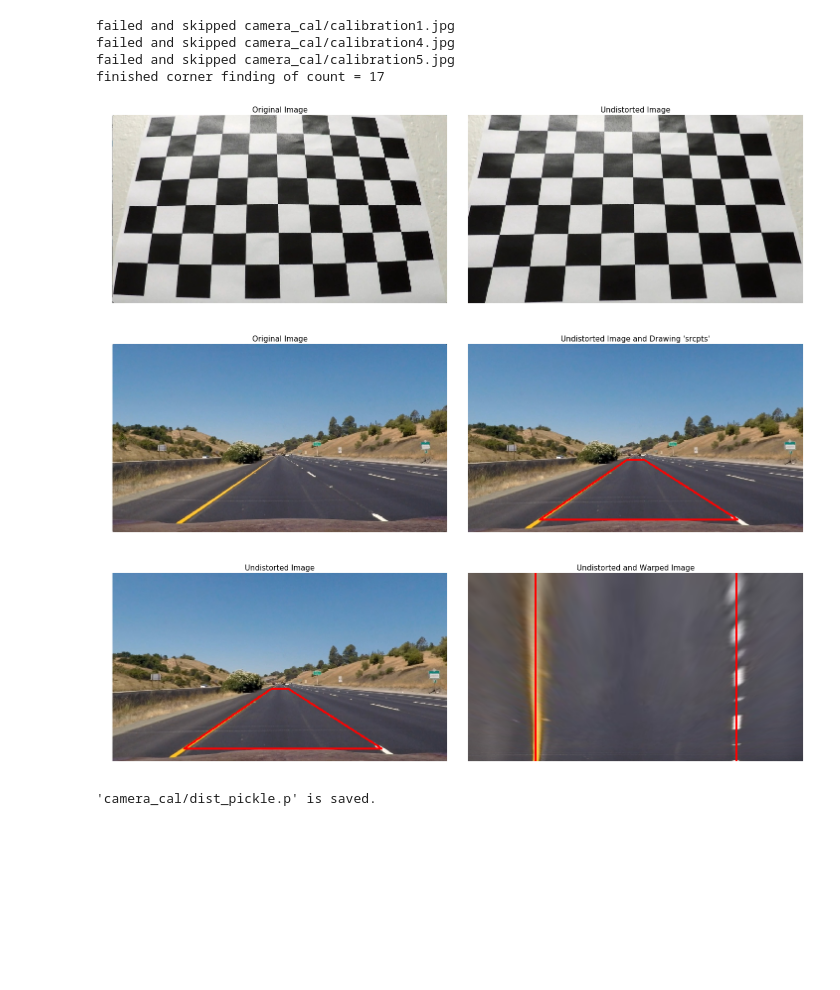
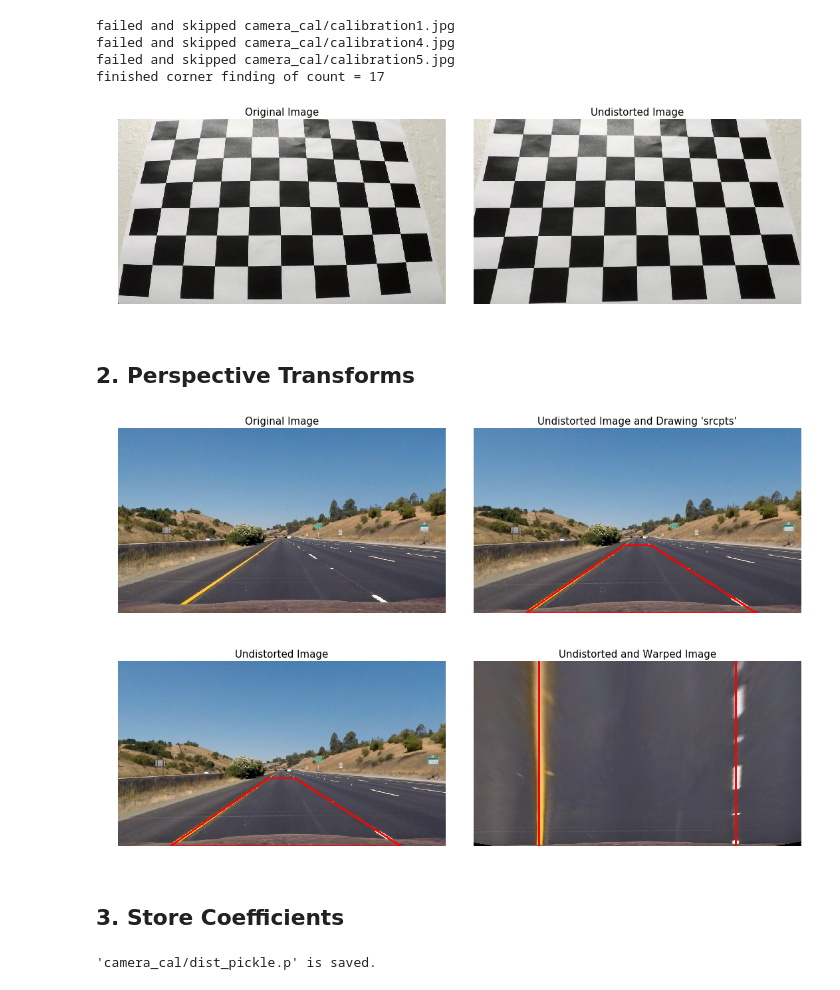
Before and after one commit to sibuzu/CarND-Advanced-Lane-Lines, a Jupyter notebook: 01-camcal_and_perspective_transform.ipynb, the cells around one changed output. Saved outputs shown, nothing was run; the diff lists cells and outputs as text; code cells hidden in the pictures; blank space fills up the shorter version.

```diff
--- a/01-camcal_and_perspective_transform.ipynb
+++ b/01-camcal_and_perspective_transform.ipynb
@@ -39,0 +23,21 @@ def show_image2(img1, img2, title1='', title2=''):
+# %%
+def show_images(imgs, titles=None, ncols=2):
+    n = len(imgs)
+    nrows = (n+1) // ncols
+    f, ax = plt.subplots(nrows, 2, figsize=(15, 5 * nrows))
+    f.tight_layout()
+
+    for i in range(ncols * nrows):
+        ax = plt.subplot(nrows, ncols, i + 1)
+        if i < n:
+            img = imgs[i]
+            if img.ndim == 2:
+                ax.imshow(img, cmap='gray')
+            else:
+                ax.imshow(img[:,:,::-1])
+            if titles != None:
+                ax.set_title(titles[i], fontsize=15)
+        ax.axis('off')
+
+def show_image(img, title=''):
+    show_images([img], [title])
@@ -119,43 +125,47 @@ dist_pickle["mtx"] = mtx
 dist_pickle["dist"] = dist
 
 cv2.imwrite("examples/undist_calibration3.jpg", undist)
-show_image2(img, undist, 'Original Image', 'Undistorted Image')
+show_images([img, undist], ['Original Image', 'Undistorted Image'])
 # %% [output]
-[figure, old version]
+[figure, new version]
+# %% [markdown]
+## 2. Perspective Transforms
 # %%
 # read reference images, undistort it, and draw the srcpts
 fname = 'test_images/straight_lines1.jpg'
 img = cv2.imread(fname)
 
 undist = cv2.undistort(img, mtx, dist, None, mtx)
-srcpts = [(273, 672), (1030, 672), (671, 442), (608, 442)]
+srcpts = [(204, 720), (1105, 720), (691, 455), (589, 455)]
 undist_with_pts = undist.copy()
 pts = [np.array(srcpts)]
 cv2.polylines(undist_with_pts, pts, True, (0,0,255), 5)
 
 cv2.imwrite('examples/undist_straight_lines1.jpg', undist_with_pts)
-show_image2(img, undist_with_pts, "Original Image", "Undistorted Image and Drawing 'srcpts'")
+show_images([img, undist_with_pts], ["Original Image", "Undistorted Image and Drawing 'srcpts'"])
 # %% [output]
-[figure, old version]
+[figure, new version]
 # %%
 # calc perspective transform M and warped the image using warpPerspective
 
 R = 0.2
 iw, ih = img_size
-srcpts = [(273, 672), (1030, 672), (671, 442), (608, 442)]
 dstpts = [(iw*R,ih), (iw*(1-R),ih), (iw*(1-R),0), (iw*R,0)]
 M = cv2.getPerspectiveTransform(np.float32(srcpts), np.float32(dstpts))
+Minv = cv2.getPerspectiveTransform(np.float32(dstpts), np.float32(srcpts))
 warped = cv2.warpPerspective(undist, M, img_size)
 
 line2 = [(iw*R, 0), (iw*R, ih)]
 line1 = [(iw*(1-R), 0), (iw*(1-R), ih)]
 pts = [np.int32(line1), np.int32(line2)]
 cv2.polylines(warped, pts, False, (0,0,255), 5)
 
 cv2.imwrite('examples/warped_straight_lines1.jpg', warped)
-show_image2(undist_with_pts, warped, 'Undistorted Image', 'Undistorted and Warped Image')
+show_images([undist_with_pts, warped], ['Undistorted Image', 'Undistorted and Warped Image'])
 # %% [output]
-[figure, old version]
+[figure, new version]
+# %% [markdown]
+## 3. Store Coefficients
 # %%
 # save coeffecients and used in the '02-advance_lane_lines.ipynb'
 
```
Also changed, not shown: parts of 7 cells of this notebook, 55 other files.
